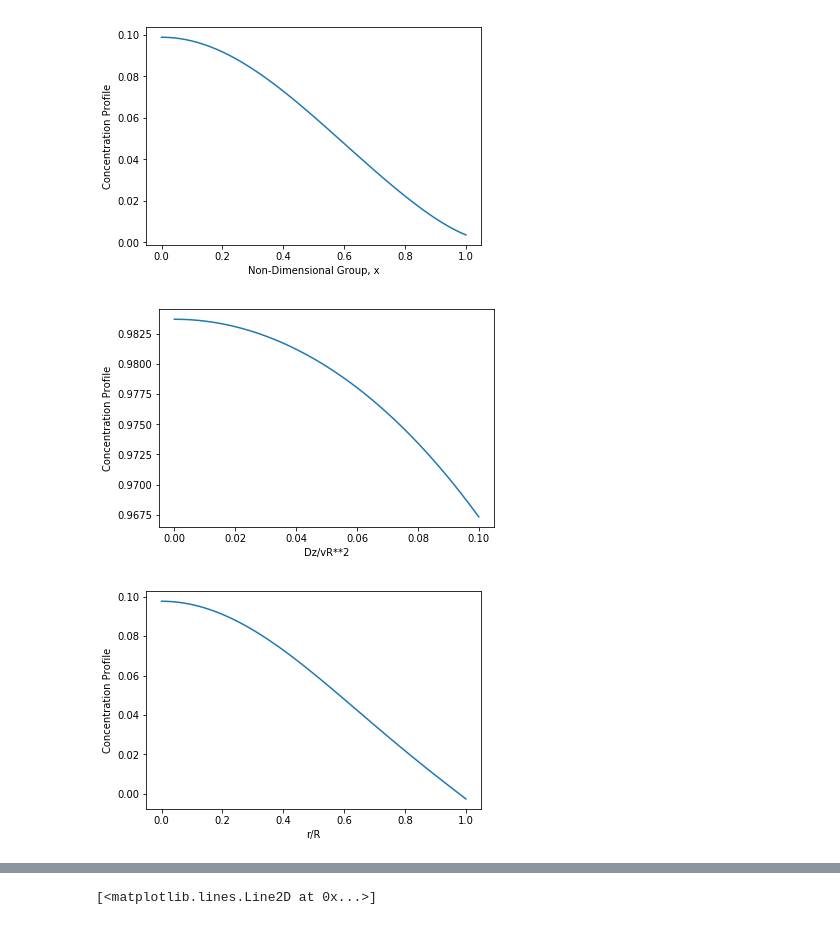
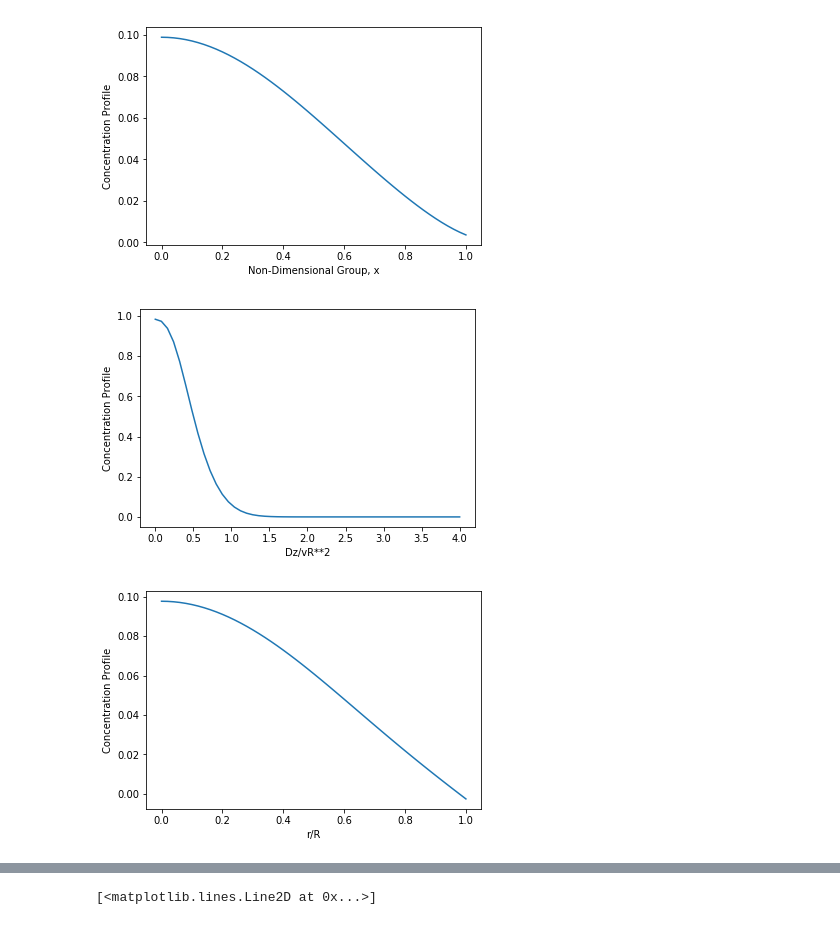
Before and after one commit to nateharms/serotonin_transport, a Jupyter notebook: reattempting.ipynb, the cells around one changed output, grey strips where cells are left out. Saved outputs shown, nothing was run; the diff lists cells and outputs as text; code cells hidden in the pictures.

```diff
--- a/reattempting.ipynb
+++ b/reattempting.ipynb
@@ -261,33 +261,33 @@ plt.show()
 m = 11 #number of eigenvalues
 
 #Set x = 0.5, r/R = 0.5:
-y = np.linspace(0, 0.1, num = 51)
+y = np.linspace(0, 4, num = 51)
 conc_final_y = 0
 
 for i in range(0,m):
     conc_step_y = an[i] * Gz_terms(94, 0.5, i) * np.exp(-1*lambda_n[i] * y**2)
     conc_final_y += conc_step_y
 
 plt.plot(y, conc_final_y)
 plt.xlabel("Dz/vR**2")
 plt.ylabel("Concentration Profile")
 plt.show()
 
 
 #Set y = 1, (Dz/vR**2) = 1
 x = np.linspace(0, 1, num = 51)
 conc_final_x = 0
 
 
 for i in range(0,m):
     conc_step_x = an[i] * Gz_terms(94, x, i) * np.exp(-1*lambda_n[i] * 1**2)
     conc_final_x += conc_step_x
 
 
 plt.plot(x, conc_final_x)
 plt.xlabel("r/R")
 plt.ylabel("Concentration Profile")
 plt.show()
 # %% [output]
-[figure, old version]
+[figure, new version]
 [figure]
```
Also changed, not shown: parts of 4 cells of this notebook.
